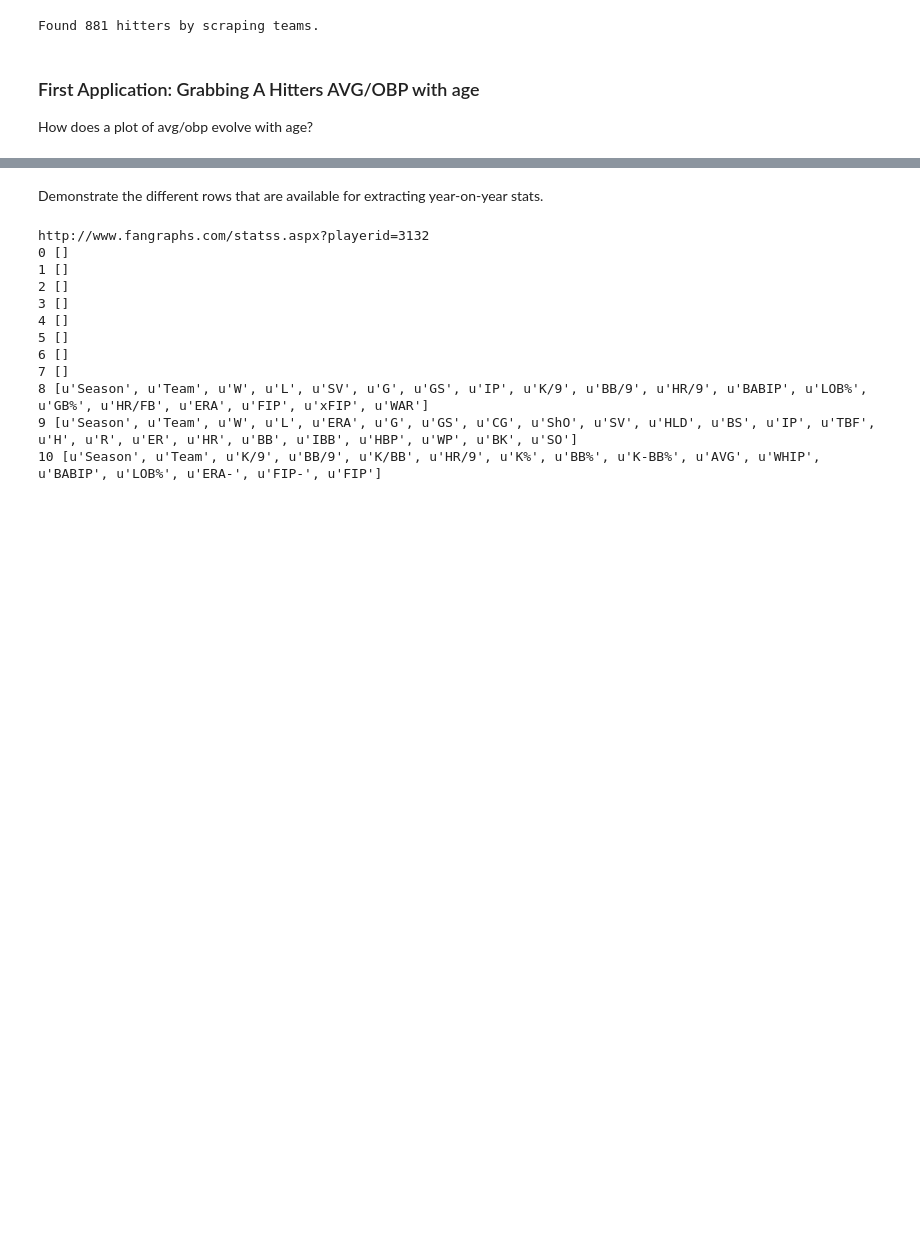
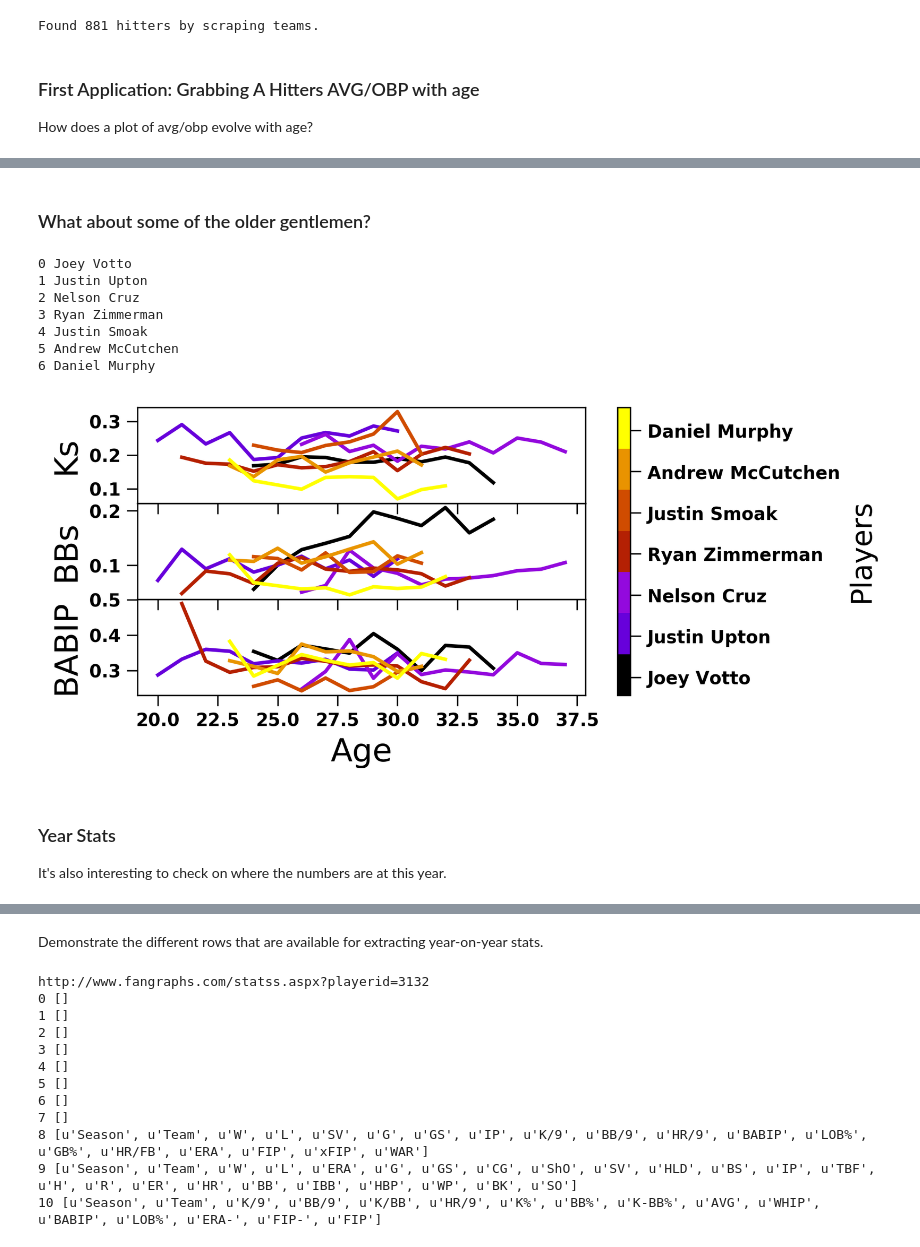
Before and after one commit to fantasy-toolz/2017-MLB-Analysis, a Jupyter notebook: league_notebooks/Hitter-Tracking.ipynb, the cells around one changed output, grey strips where cells are left out. Cells and saved outputs as stored; diff of their text form; code cells hidden in the pictures; blank space fills up the shorter version.

```diff
--- a/league_notebooks/Hitter-Tracking.ipynb
+++ b/league_notebooks/Hitter-Tracking.ipynb
@@ -290,0 +306,21 @@ cb1.set_ticklabels(plist)
+# %% [markdown]
+### What about some of the older gentlemen?
+# %%
+plist = ['Joey Votto','Justin Upton','Nelson Cruz','Ryan Zimmerman','Justin Smoak','Andrew McCutchen','Daniel Murphy']
+
+PVals = obtain_players(plist)
+
+plot_plist(plist,PVals)
+# %% [output]
+0 Joey Votto
+1 Justin Upton
+2 Nelson Cruz
+3 Ryan Zimmerman
+4 Justin Smoak
+5 Andrew McCutchen
+6 Daniel Murphy
+[figure, added]
+# %% [markdown]
+### Year Stats
+
+It's also interesting to check on where the numbers are at this year.
```
Also changed, not shown: parts of 8 cells of this notebook.
